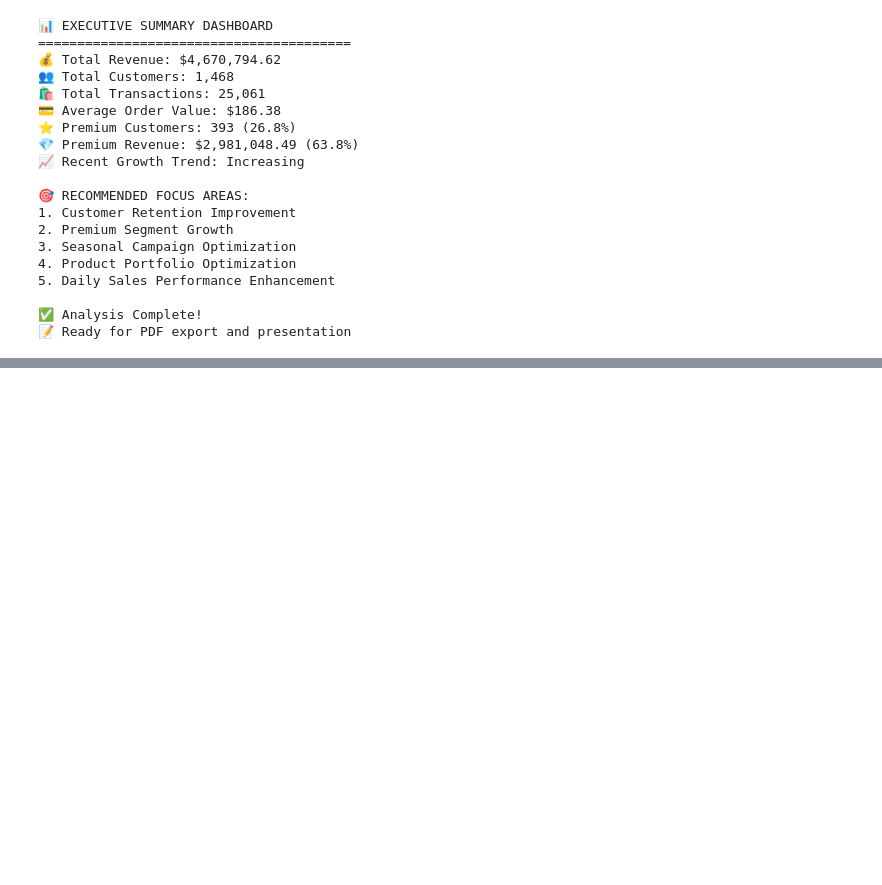
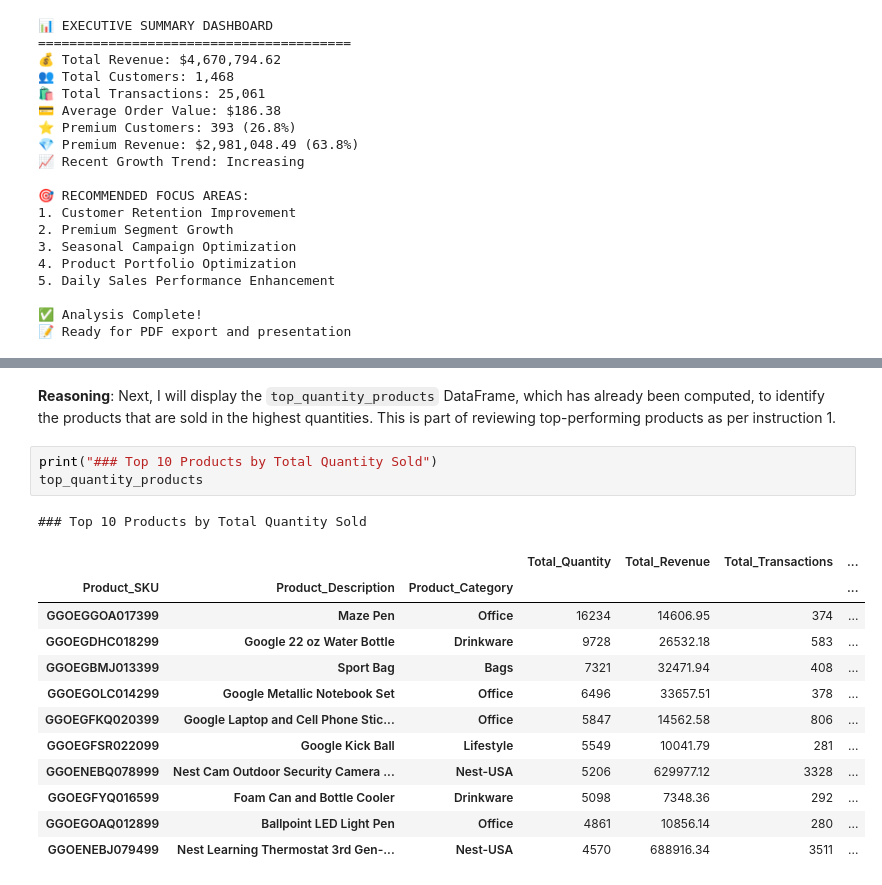
Before and after one commit to Shivappa/AIML, a Jupyter notebook: AI-Business-Case-Study-1/Ecommerce_Marketing_Sales_Analysis.ipynb, the cells around one changed output, grey strips where cells are left out. Saved outputs shown, nothing was run; the diff lists cells and outputs as text; blank space fills up the shorter version.

```diff
--- a/AI-Business-Case-Study-1/Ecommerce_Marketing_Sales_Analysis.ipynb
+++ b/AI-Business-Case-Study-1/Ecommerce_Marketing_Sales_Analysis.ipynb
@@ -1114,0 +1277,20 @@ print("📝 Ready for PDF export and presentation")
+# %% [markdown]
+**Reasoning**:
+Next, I will display the `top_quantity_products` DataFrame, which has already been computed, to identify the products that are sold in the highest quantities. This is part of reviewing top-performing products as per instruction 1.
+# %%
+print("### Top 10 Products by Total Quantity Sold")
+top_quantity_products
+# %% [output]
+### Top 10 Products by Total Quantity Sold
+|  |  |  | Total_Quantity | Total_Revenue | Total_Transactions | ... |
+| Product_SKU | Product_Description | Product_Category |  |  |  | ... |
+| GGOEGGOA017399 | Maze Pen | Office | 16234 | 14606.95 | 374 | ... |
+| GGOEGDHC018299 | Google 22 oz Water Bottle | Drinkware | 9728 | 26532.18 | 583 | ... |
+| GGOEGBMJ013399 | Sport Bag | Bags | 7321 | 32471.94 | 408 | ... |
+| GGOEGOLC014299 | Google Metallic Notebook Set | Office | 6496 | 33657.51 | 378 | ... |
+| GGOEGFKQ020399 | Google Laptop and Cell Phone Stic... | Office | 5847 | 14562.58 | 806 | ... |
+| GGOEGFSR022099 | Google Kick Ball | Lifestyle | 5549 | 10041.79 | 281 | ... |
+| GGOENEBQ078999 | Nest Cam Outdoor Security Camera ... | Nest-USA | 5206 | 629977.12 | 3328 | ... |
+| GGOEGFYQ016599 | Foam Can and Bottle Cooler | Drinkware | 5098 | 7348.36 | 292 | ... |
+| GGOEGOAQ012899 | Ballpoint LED Light Pen | Office | 4861 | 10856.14 | 280 | ... |
+| GGOENEBJ079499 | Nest Learning Thermostat 3rd Gen-... | Nest-USA | 4570 | 688916.34 | 3511 | ... |
```
Also changed, not shown: parts of 62 cells of this notebook.
